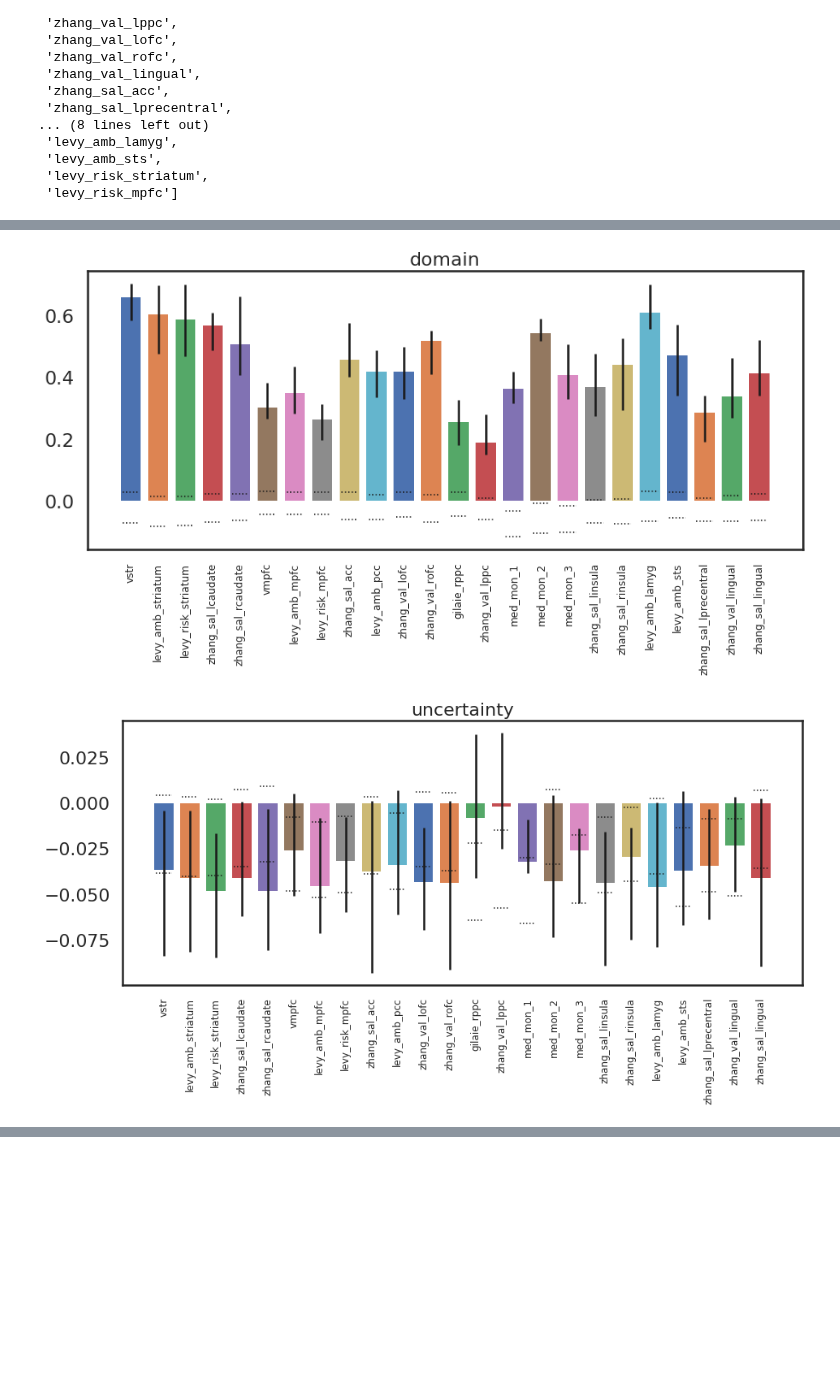
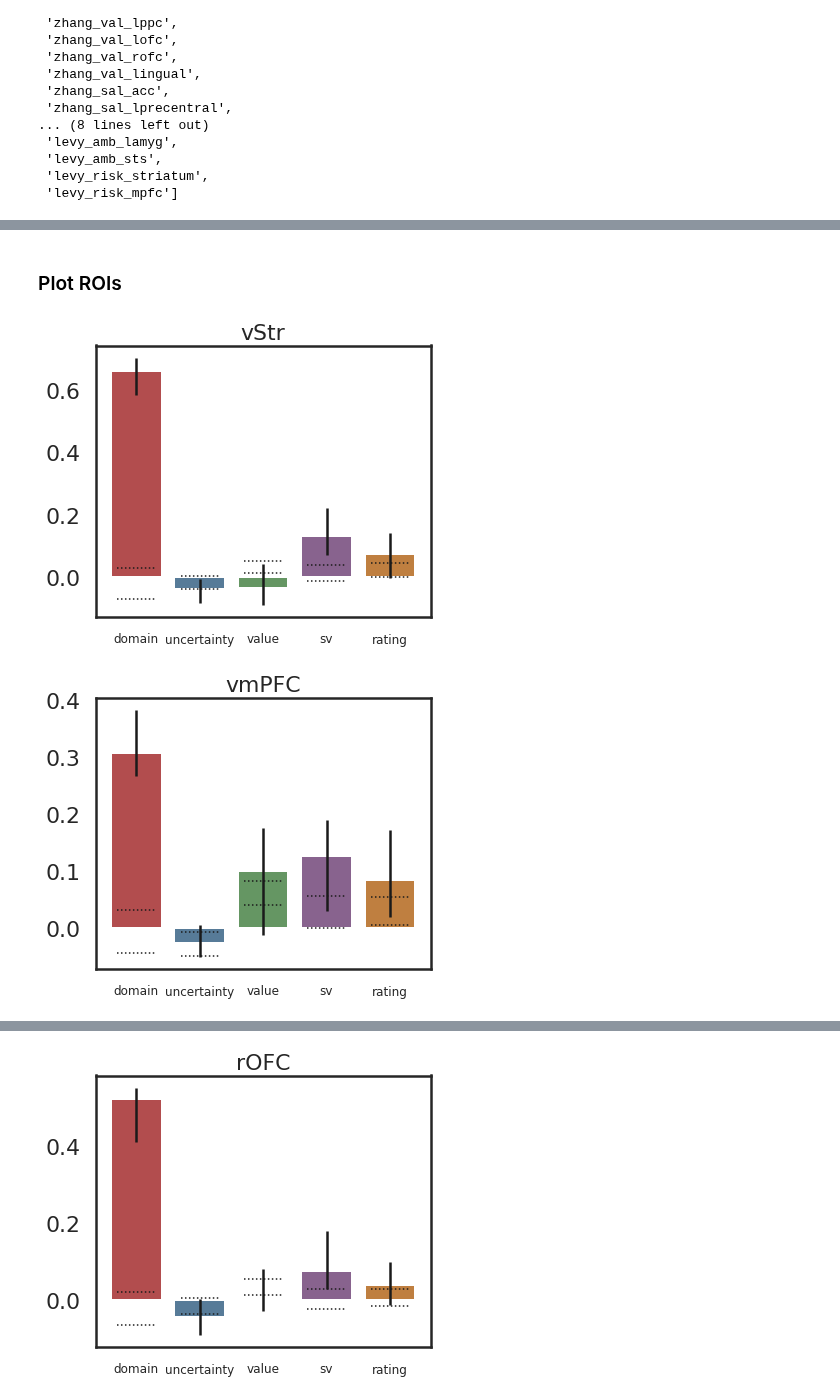
Before and after one commit to ruonanjia/mdm_imaging_analysis, a Jupyter notebook: mdm_rsa_stats.ipynb, the cells around one changed output, grey strips where cells are left out. Cells and saved outputs as stored; diff of their text form; code cells hidden in the pictures; blank space fills up the shorter version.

```diff
--- a/mdm_rsa_stats.ipynb
+++ b/mdm_rsa_stats.ipynb
@@ -252,0 +341,14 @@ roi_names_sort_leg = ['vstr',
+# %%
+# plot each model
+for mod_idx, mod_name in enumerate(mod_names):
+    p = []
+    for roi_idx, roi_name in enumerate(roi_names_sort):
+        p.append(stats_perm[roi_name][mod_name][3])
+
+
+    print(mod_name)
+    print(p)
+    print()
+    p_adjust = sm_stats.multitest.multipletests(p, alpha = 0.5, method = 'fdr_bh')
+    print(p_adjust[1])
+    print()
@@ -253,40 +373,52 @@ roi_names_sort_leg = ['vstr',
+# %% [markdown]
+### Plot ROIs
 # %%
 # stats_perm = np.load(os.path.join(data_root, 'roi_compare_with_model/perm_stats.npy'),
 #                      allow_pickle = True).item()
 
+color_mod = sns.color_palette("Set1", n_colors=len(mod_names), desat=.5)
+
 # plot each model
-for mod_name in mod_names:
-    fig, ax = plt.subplots(1,1, figsize = (15, 6))
+for roi_idx, roi_name in enumerate(roi_names_sort):
+    fig, ax = plt.subplots(1,1, figsize = (6, 5))
 
     # length will be the number of ROIs
 #     r_plot = []
 #     eb_low = []
 #     eb_up = []
 #     p = []
 
-    for roi_idx, roi_name in enumerate(roi_names_sort):
+    for mod_idx, mod_name in enumerate(mod_names):
 #         r_plot.append(stats_perm[roi_name][mod_name][0])
 #         eb_low.append(stats_perm[roi_name][mod_name][2])
 #         eb_up.append(stats_perm[roi_name][mod_name][3])
 #         p.append(stats_perm[roi_name][mod_name][1])
 
         r_plot = stats_perm[roi_name][mod_name][0]
         q_low = stats_perm[roi_name][mod_name][1]
         q_up = stats_perm[roi_name][mod_name][2]
         eb_low = stats_perm[roi_name][mod_name][4]
         eb_up = stats_perm[roi_name][mod_name][5]
         p = stats_perm[roi_name][mod_name][3]
 
-        ax.bar(roi_idx, r_plot, yerr = np.array([r_plot-q_low, q_up-r_plot]).reshape(2,1)) # for different color
-        ax.hlines(eb_up, xmin = roi_idx-0.3, xmax = roi_idx+0.3, linestyle = 'dotted', linewidth = 1.5)
-        ax.hlines(eb_low, xmin = roi_idx-0.3, xmax = roi_idx+0.3, linestyle = 'dotted', linewidth = 1.5)
-#         ax.annotate(round(p, 4), (roi_idx-0.3, r_plot), fontsize = 9)
+        ax.bar(mod_idx, r_plot,
+               yerr = np.array([r_plot-q_low, q_up-r_plot]).reshape(2,1),
+               color = color_mod[mod_idx]) # for different color
 
-    ax.set_xticks(list(range(len(roi_names_sort))))
-    ax.set_xticklabels(roi_names_sort_leg, fontsize = 12, rotation = 90)
+        ax.hlines(eb_up, xmin = mod_idx-0.3, xmax = mod_idx+0.3, linestyle = 'dotted', linewidth = 1.5)
+        ax.hlines(eb_low, xmin = mod_idx-0.3, xmax = mod_idx+0.3, linestyle = 'dotted', linewidth = 1.5)
+#         ax.annotate(round(p, 4), (mod_idx-0.3, r_plot), fontsize = 12)
+
+    ax.set_xticks(list(range(len(mod_names))))
+    ax.set_xticklabels(mod_names, fontsize = 12, rotation = 0)
 
 #     ax.legend(roi_names_sort_leg, fontsize = 9, loc = 'right', bbox_to_anchor=(1.2, .5))
-    ax.set_title(mod_name, fontsize = 22)
+#     if roi_name == 'levy_amb_ppc':
+#         roi_name = 'levy_amb_pcc'
+    ax.set_title(roi_names_sort_leg[roi_idx], fontsize = 22)
+
+    fig.savefig(os.path.join(out_root,"imaging","Sink_resp_rsa_nosmooth", "roi_compare_with_model",
+                             "roi_rsa_%s.eps" %roi_names_sort_leg[roi_idx]), format = 'eps')
 # %% [output]
-[figure, old version]
+[figure, new version]
-[figure, old version]
+[figure, new version]
@@ -295,0 +428 @@ for mod_name in mod_names:
+[figure, added]
```
Also changed, not shown: parts of 18 cells of this notebook.
